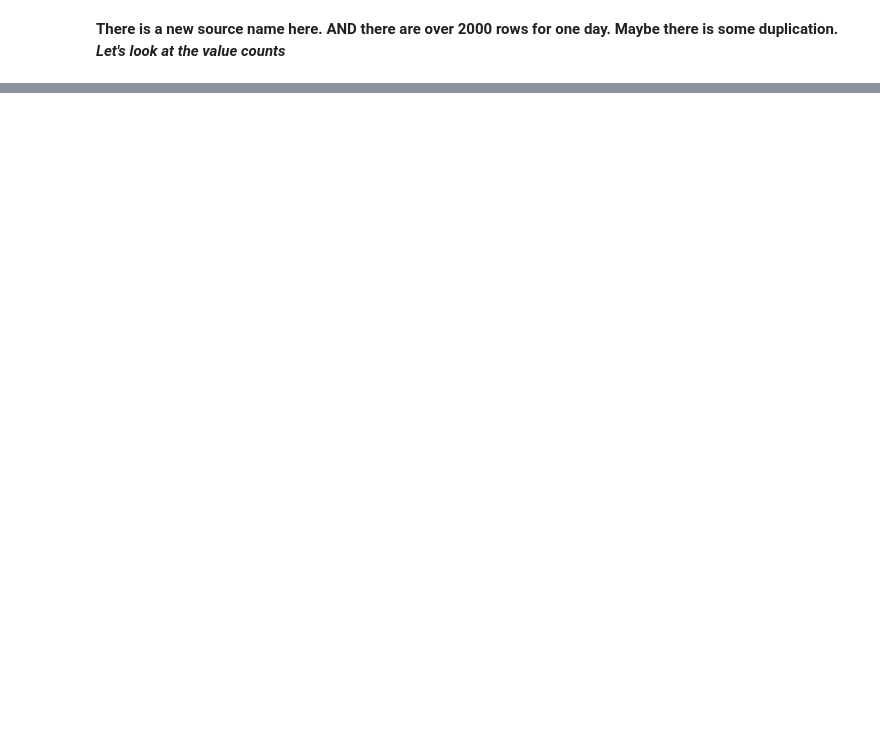
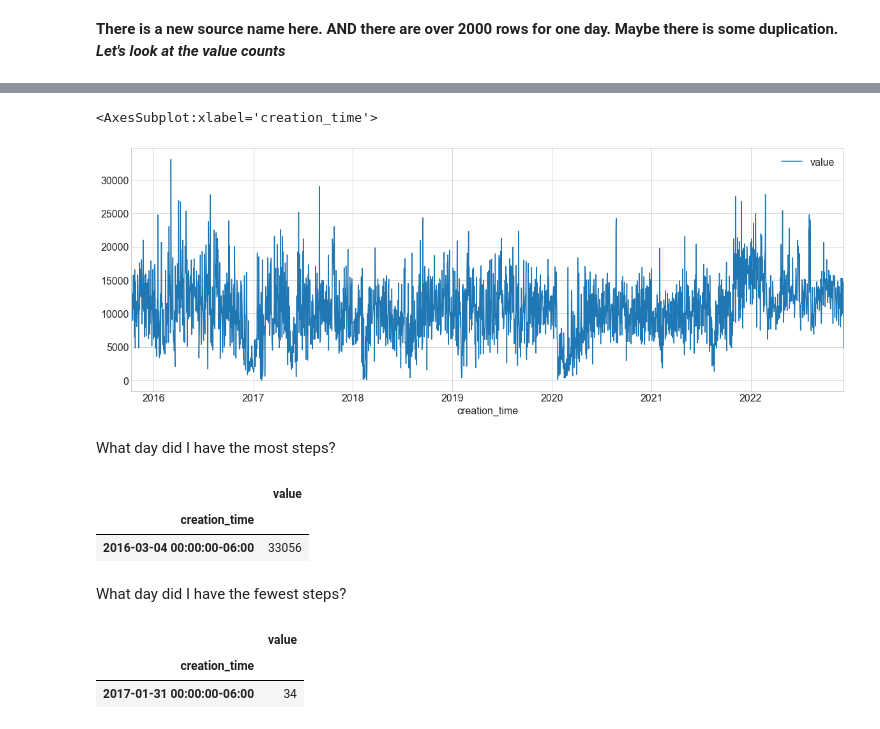
Before and after one commit to markydoug/my_apple_health, a Jupyter notebook: explore.ipynb, the cells around one changed output, grey strips where cells are left out. Cells and saved outputs as stored; diff of their text form; code cells hidden in the pictures; blank space fills up the shorter version.

```diff
--- a/explore.ipynb
+++ b/explore.ipynb
@@ -265,2 +372,7 @@ plt.show()
 # %%
-apple_watch_steps
+steps = phone_steps.loc[:'2021-10-28'].append(apple_watch_steps)
+# %%
+steps.resample('D')[['value']].sum().plot()
+# %% [output]
+<AxesSubplot:xlabel='creation_time'>
+[figure, added]
@@ -266,0 +381,16 @@ apple_watch_steps
+# %% [markdown]
+What day did I have the most steps?
+# %%
+daily_step_count[daily_step_count.value.max() == daily_step_count.value]
+# %% [output]
+|  | value |
+| creation_time |  |
+| 2016-03-04 00:00:00-06:00 | 33056 |
+# %% [markdown]
+What day did I have the fewest steps?
+# %%
+daily_step_count[daily_step_count.value.min() == daily_step_count.value]
+# %% [output]
+|  | value |
+| creation_time |  |
+| 2017-01-31 00:00:00-06:00 | 34 |
```
Also changed, not shown: parts of 70 cells of this notebook.
